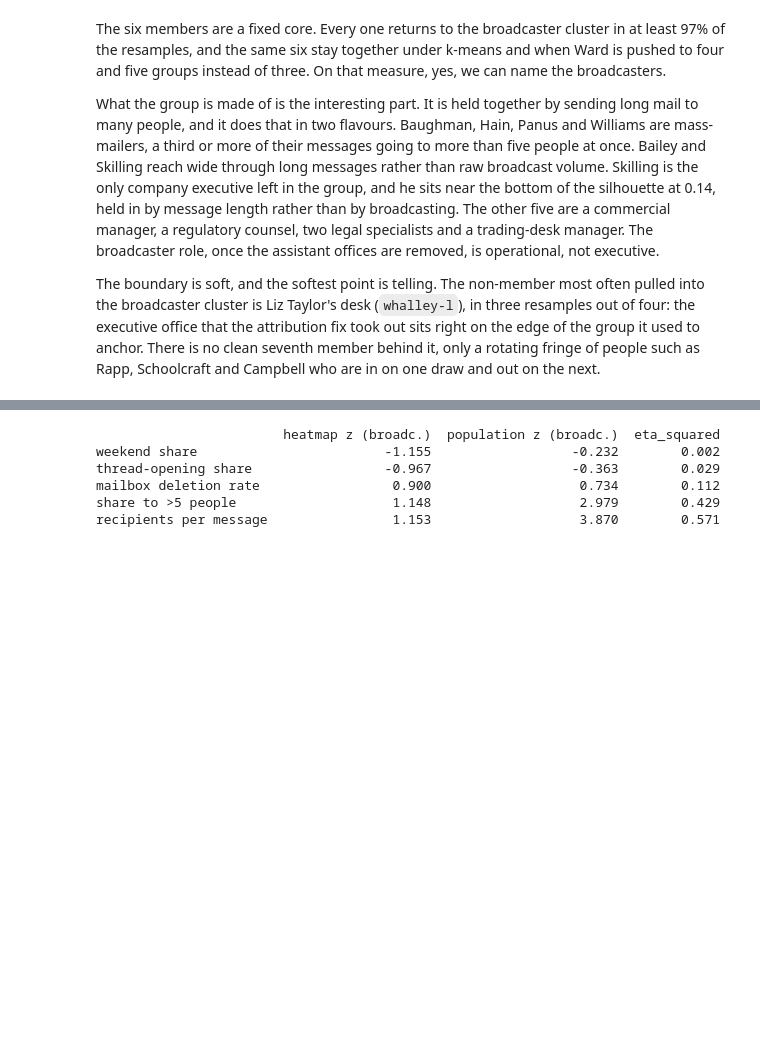
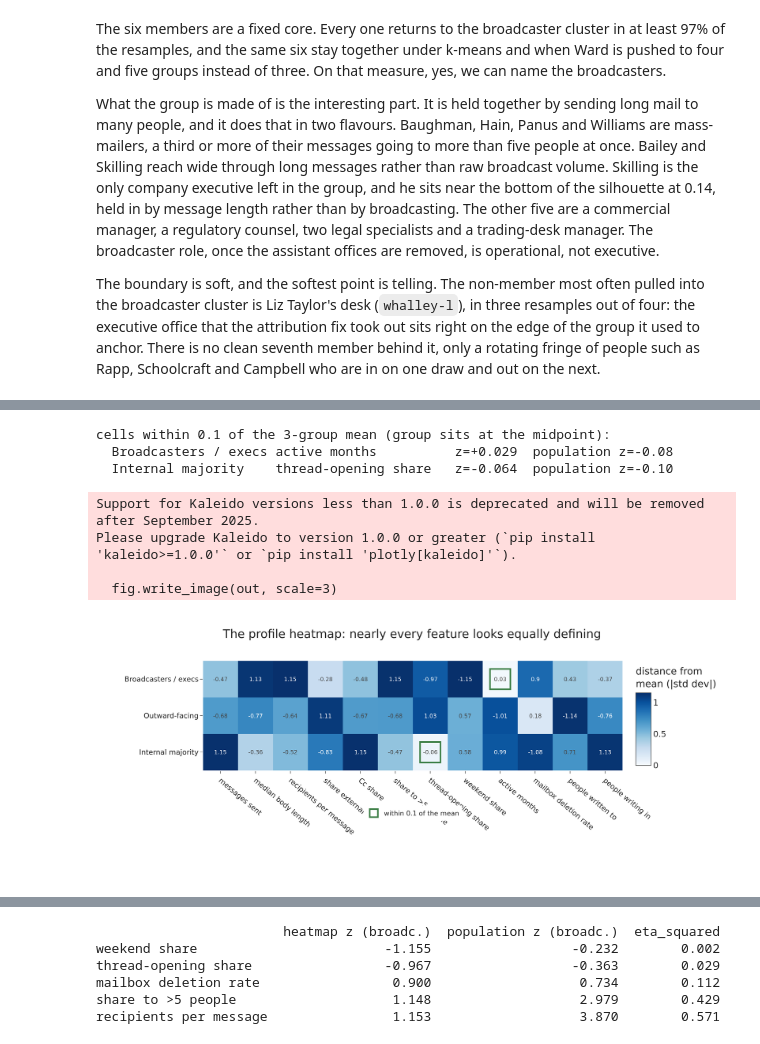
Before and after one commit to HardMax71/dm-lab-ss26-enron, a Jupyter notebook: pred-1/pred1_group_certainty.ipynb, the cells around one changed output, grey strips where cells are left out. Saved outputs shown, nothing was run; the diff lists cells and outputs as text; code cells hidden in the pictures; blank space fills up the shorter version.

```diff
--- a/pred-1/pred1_group_certainty.ipynb
+++ b/pred-1/pred1_group_certainty.ipynb
@@ -268,0 +277,33 @@ Schoolcraft and Campbell who are in on one draw and out on the next.
+# %%
+ORDER = ["Broadcasters / execs", "Outward-facing", "Internal majority"]
+profn = prof.rename(index=names).loc[ORDER]
+zprof = (profn - profn.mean()) / profn.std()           # standardise over the 3 group means (p5 style)
+zpop  = (profn - Fraw[FEATS].mean()) / Fraw[FEATS].std()
+near  = [(grp, f) for grp in ORDER for f in FEATS if abs(zprof.loc[grp, f]) < 0.10]
+print("cells within 0.1 of the 3-group mean (group sits at the midpoint):")
+for grp, f in near:
+    print(f"  {grp:20s} {PRETTY[f]:22s} z={zprof.loc[grp, f]:+.3f}  population z={zpop.loc[grp, f]:+.2f}")
+
+absz = zprof.abs()
+cols_p = [PRETTY[c] for c in FEATS]
+fig = go.Figure(go.Heatmap(
+    z=absz.values, x=cols_p, y=ORDER, colorscale="Blues", zmin=0, zmax=float(absz.values.max()),
+    colorbar=dict(title="distance from<br>mean (|std dev|)"),
+    text=np.round(zprof.values, 2), texttemplate="%{text}", textfont=dict(size=11)))
+fig.add_trace(go.Scatter(x=[PRETTY[f] for _, f in near], y=[grp for grp, _ in near], mode="markers",
+    marker=dict(symbol="square-open", size=40, color=GREEN, line=dict(width=3)),
+    name="within 0.1 of the mean", showlegend=True))
+fig.update_xaxes(tickangle=40)
+fig.update_yaxes(autorange="reversed")   # broadcasters on top, internal majority at the bottom
+fig.update_layout(title="The profile heatmap: nearly every feature looks equally defining",
+    legend=dict(orientation="h", x=0.5, xanchor="center", y=-0.32, yanchor="top", font=dict(size=13)))
+save_fig(fig, "pc3_cluster_profiles.png", w=1240, h=520, margin=dict(l=210, r=110, t=90, b=215))
+# %% [output]
+cells within 0.1 of the 3-group mean (group sits at the midpoint):
+  Broadcasters / execs active months          z=+0.029  population z=-0.08
+  Internal majority    thread-opening share   z=-0.064  population z=-0.10
+Support for Kaleido versions less than 1.0.0 is deprecated and will be removed after September 2025.
+Please upgrade Kaleido to version 1.0.0 or greater (`pip install 'kaleido>=1.0.0'` or `pip install 'plotly[kaleido]'`).
+
+  fig.write_image(out, scale=3)
+[figure, added]
```
Also changed, not shown: parts of 4 cells of this notebook, 2 other files.
